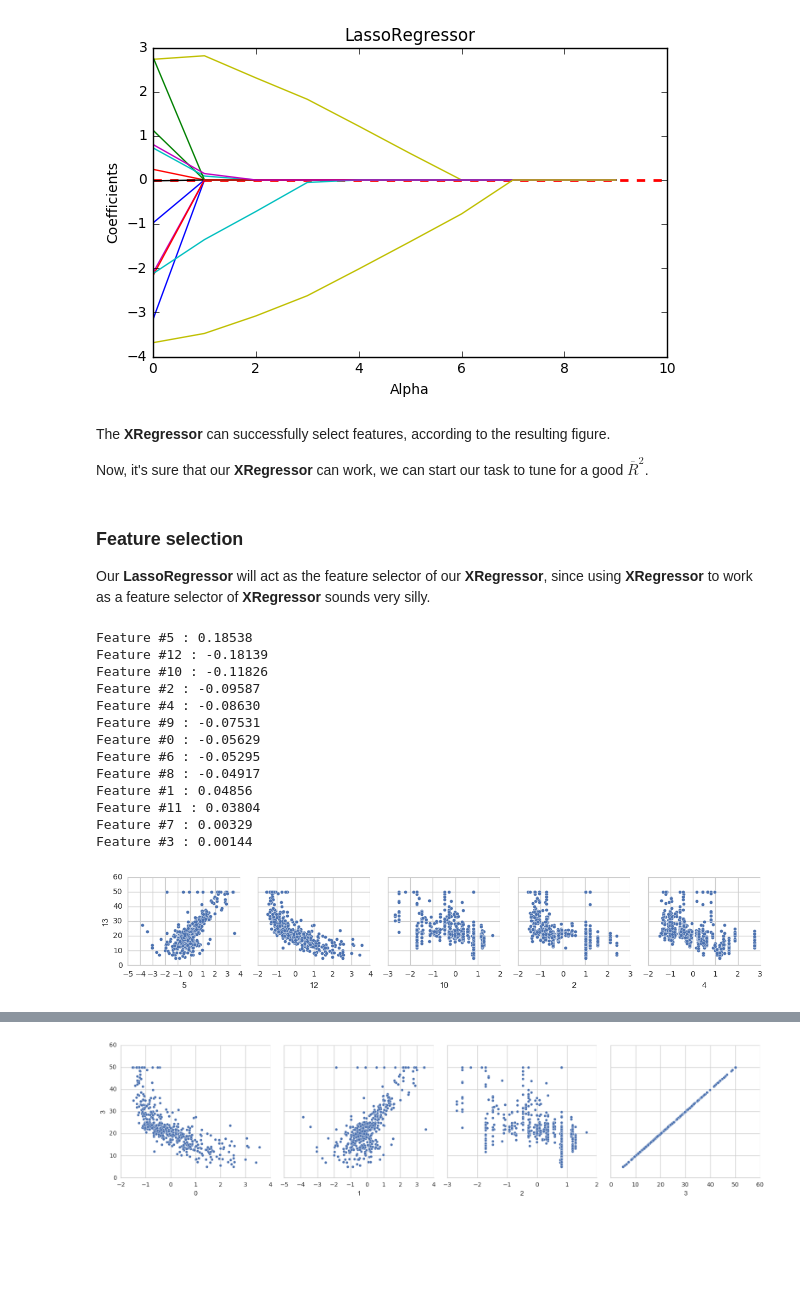
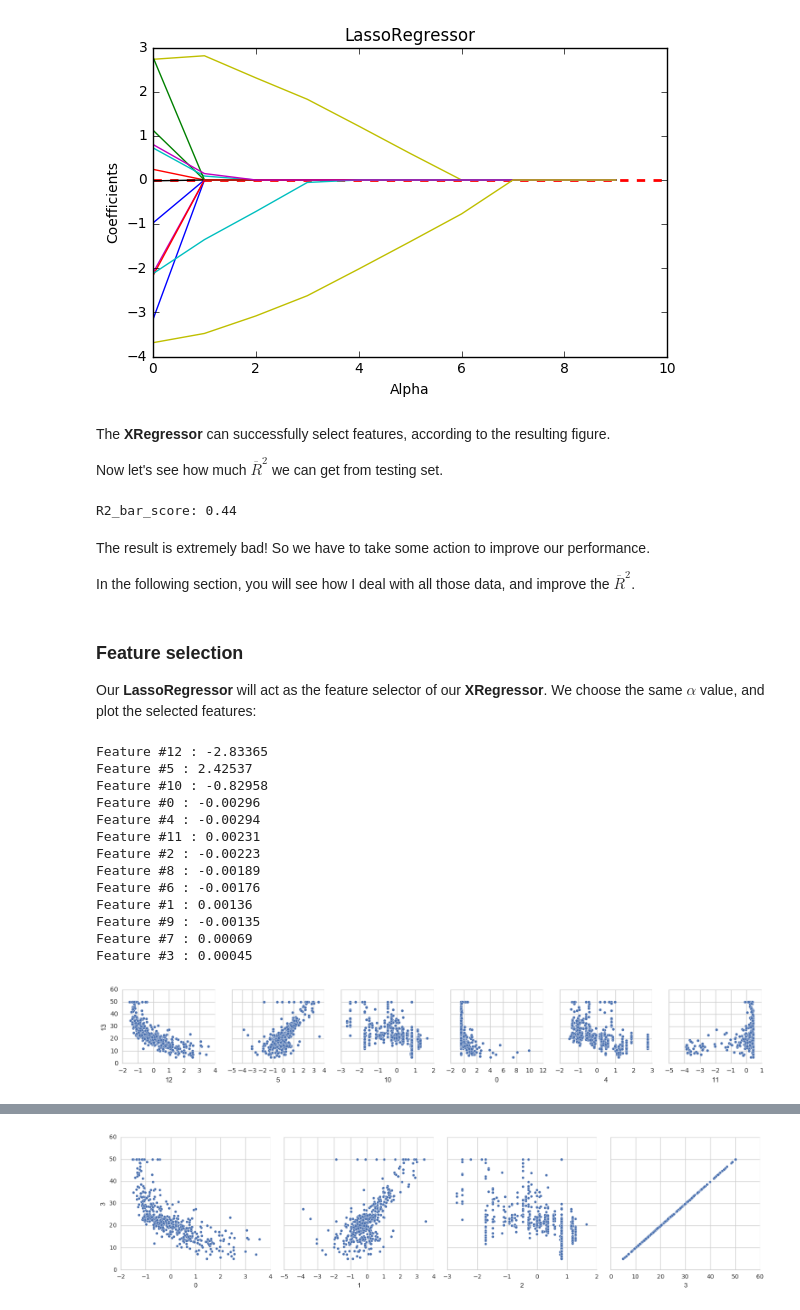
Before and after one commit to LemonATsu/iPynb-Lasso-Regressor, a Jupyter notebook: Lab05_102062207.ipynb, the cells around one changed output, grey strips where cells are left out. Cells and saved outputs as stored; diff of their text form; code cells hidden in the pictures; blank space fills up the shorter version.

```diff
--- a/Lab05_102062207.ipynb
+++ b/Lab05_102062207.ipynb
@@ -384,7 +384,7 @@ from sklearn.cross_validation import train_test_split
 a = 0.001
 eta = 0.001
 alphas = [0.001, 0.01, 0.1, 1]
-max_iter = 5000
+max_iter = 3000
 
 candidates = []
 r2_lists = []
@@ -937,6 +938,6 @@ plot_compress(coef, max_alpha)
 # %% [markdown]
 The **XRegressor** can successfully select features, according to the resulting figure.
 
-Now, it's sure that our **XRegressor** can work, we can start our task to tune for a good $\overline{R}^2$.
+Now let's see how much $\overline{R}^2$ we can get from testing set.
 # %%
 def r2_bar_score(y, y_pred, N, P):
@@ -943,38 +961,50 @@ def r2_bar_score(y, y_pred, N, P):
     return 1 - ((((y - y_pred)**2).sum()) / (N - P - 1)) / ((((y - np.mean(y))**2).sum()) / (N - 1))
+# %%
+xr = XRegressor(alpha=0.001, n_iter=max_iter)
+xr = xr.fit(X_std, y_train)
+y_test_pred = xr.predict(X_test)
+
+print("R2_bar_score: %.2f" %(r2_bar_score(y_test, y_test_pred, X_test.shape[0], xr.w_.shape[0]-1)))
+# %% [output]
+R2_bar_score: 0.44
+# %% [markdown]
+The result is extremely bad! So we have to take some action to improve our performance.
+
+In the following section, you will see how I deal with all those data, and improve the $\overline{R}^2$.
 # %% [markdown]
 ### Feature selection
 
-Our **LassoRegressor** will act as the feature selector of our **XRegressor**, since using **XRegressor** to work as a feature selector of **XRegressor** sounds very silly.
+Our **LassoRegressor** will act as the feature selector of our **XRegressor**. We choose the same $\alpha$ value, and plot the selected features:
 # %%
-llr = LassoRegressor(alpha=2)
+llr = LassoRegressor(alpha=2, n_iter=3000)
 llr = llr.fit(X_std, y_train)
 feat = np.argsort(np.fabs(llr.w_[1:]))[::-1]
 
 for i in range(len(llr.w_[1:])):
     print("Feature #%d : %.5f" %(feat[i], llr.w_[feat[i]+1]))
 
-n_sel = 5
+n_sel = 6
 selected = feat[0:n_sel]
 selected_data = np.concatenate([X_std, y_train.reshape(-1, 1)], axis=1)
 df = pd.DataFrame(selected_data)
 sns.set(style='whitegrid', context='notebook')
 sns.pairplot(df, x_vars=df.columns[selected], y_vars=df.columns[-1], size=2.5)
 plt.tight_layout()
 plt.savefig('./output/fig-feat-best.png', dpi=300)
 plt.show()
 sns.reset_orig()
 # %% [output]
-Feature #5 : 0.18538
-Feature #12 : -0.18139
-Feature #10 : -0.11826
-Feature #2 : -0.09587
-Feature #4 : -0.08630
-Feature #9 : -0.07531
-Feature #0 : -0.05629
-Feature #6 : -0.05295
-Feature #8 : -0.04917
-Feature #1 : 0.04856
-Feature #11 : 0.03804
-Feature #7 : 0.00329
-Feature #3 : 0.00144
+Feature #12 : -2.83365
+Feature #5 : 2.42537
+Feature #10 : -0.82958
+Feature #0 : -0.00296
+Feature #4 : -0.00294
+Feature #11 : 0.00231
+Feature #2 : -0.00223
+Feature #8 : -0.00189
+Feature #6 : -0.00176
+Feature #1 : 0.00136
+Feature #9 : -0.00135
+Feature #7 : 0.00069
+Feature #3 : 0.00045
-[figure, old version]
+[figure, new version]
```
Also changed, not shown: parts of 19 cells of this notebook.
